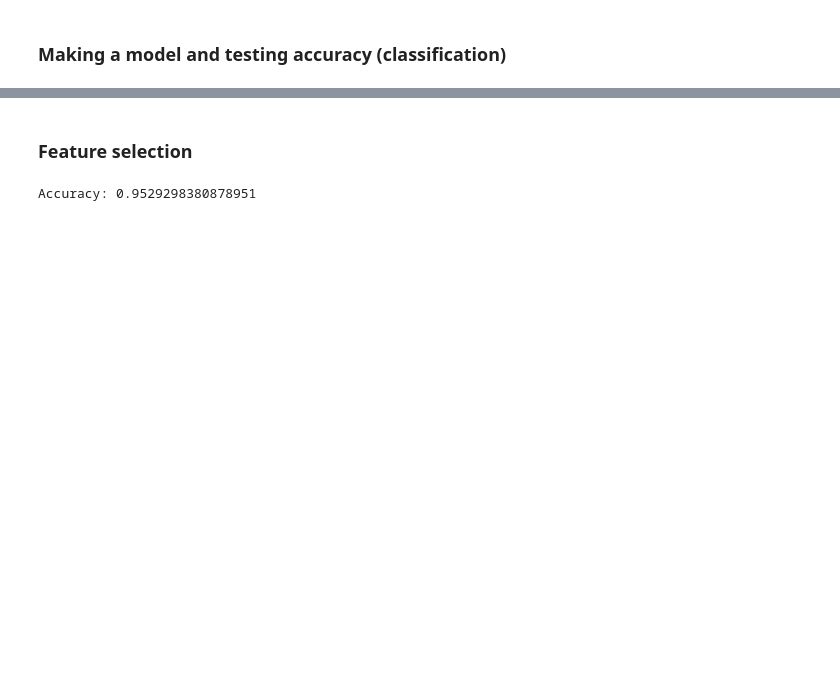
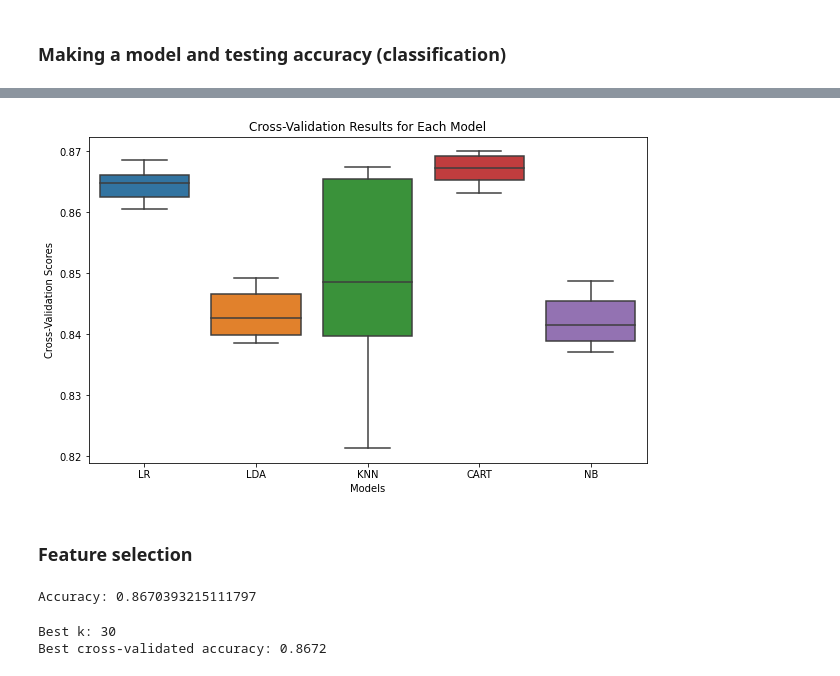
Before and after one commit to Ahmed-Umer02/Phishing-Detection, a Jupyter notebook: Model Building.ipynb, the cells around one changed output, grey strips where cells are left out. Drawn from its saved outputs; the diff is of its cells as text; code cells hidden in the pictures; blank space fills up the shorter version.

```diff
--- a/Model Building.ipynb
+++ b/Model Building.ipynb
@@ -110,0 +92,9 @@ plt.show()
+# %%
+from sklearn.preprocessing import MinMaxScaler
+
+scaler = MinMaxScaler()
+
+scaled_data = scaler.fit_transform(data)
+
+scaled_data = pandas.DataFrame(scaled_data, columns=data.columns)
+scaled_data.head()
@@ -112,8 +110,8 @@ plt.show()
 ### Making a model and testing accuracy (classification)
 # %%
 # Split-out validation dataset
-array = data.values
-X = array[:,97:111]
+array = scaled_data.values
+X = array[:,0:111]
 y = array[:,111]
 X_train, X_validation, Y_train, Y_validation = train_test_split(X, y, test_size=0.20, random_state=1)
 # %%
@@ -148,15 +146,17 @@ models.append(('NB', GaussianNB()))
 #models.append(('SVM', SVC(gamma='auto')))
 # evaluate each model in turn
 results = []
+result = []
 names = []
 for name, model in models:
  pipeline = Pipeline([
-        ('feature_selection', SelectKBest(score_func=f_classif, k=10)),
+        ('feature_selection', SelectKBest(score_func=f_classif, k=30)),
         ('model', model)
     ])
  kfold = StratifiedKFold(n_splits=10, random_state=1, shuffle=True)
  cv_results = cross_val_score(pipeline, X_train, Y_train, cv=kfold, scoring='accuracy')
  results.append(cv_results)
  names.append(name)
+ result.append([name, cv_results.mean()])
  print('%s: %f (%f)' % (name, cv_results.mean(), cv_results.std()))
 # %% [output]
@@ -168,7 +192,23 @@ NB: 0.695069 (0.003649)
+# %%
+all_scores = [score for scores in results for score in scores]
+all_labels = [name for name, scores in zip(names, results) for _ in scores]
+
+# Plotting the box plot
+plt.figure(figsize=(10, 6))
+sns.boxplot(x=all_labels, y=all_scores)
+
+# Customize the plot
+plt.title('Cross-Validation Results for Each Model')
+plt.xlabel('Models')
+plt.ylabel('Cross-Validation Scores')
+
+plt.show()
+# %% [output]
+[figure, added]
 # %% [markdown]
 ### Feature selection
 # %%
-k_best = 10
+k_best =30
 selector = SelectKBest(score_func=f_classif, k=k_best)
 X_train_selected = selector.fit_transform(X_train, Y_train)
 X_test_selected = selector.transform(X_validation)
@@ -182,4 +222,28 @@ y_pred = model.predict(X_test_selected)
 accuracy = accuracy_score(Y_validation, y_pred)
 print(f"Accuracy: {accuracy}")
 # %% [output]
-Accuracy: 0.9529298380878951
+Accuracy: 0.8670393215111797
+# %%
+from sklearn.model_selection import GridSearchCV
+from sklearn.pipeline import Pipeline
+from sklearn.feature_selection import SelectKBest, f_classif
+
+# Create a pipeline that does feature selection and model training
+pipeline = Pipeline([
+    ('select', SelectKBest(score_func=f_classif)),
+    ('model', RandomForestClassifier(n_estimators=100, random_state=42))
+])
+
+# Set up a parameter grid to search for the best 'k' (number of features)
+param_grid = {'select__k': range(10, 31)}  # Testing k values from 10 to 30
+
+# Use cross-validation to find the best value for 'k'
+grid_search = GridSearchCV(pipeline, param_grid, cv=10, scoring='accuracy')
+grid_search.fit(X_train, Y_train)
+
+# Best value for k and the best score
+print(f"Best k: {grid_search.best_params_['select__k']}")
+print(f"Best cross-validated accuracy: {grid_search.best_score_:.4f}")
+# %% [output]
+Best k: 30
+Best cross-validated accuracy: 0.8672
```
Also changed, not shown: parts of 12 cells of this notebook.
